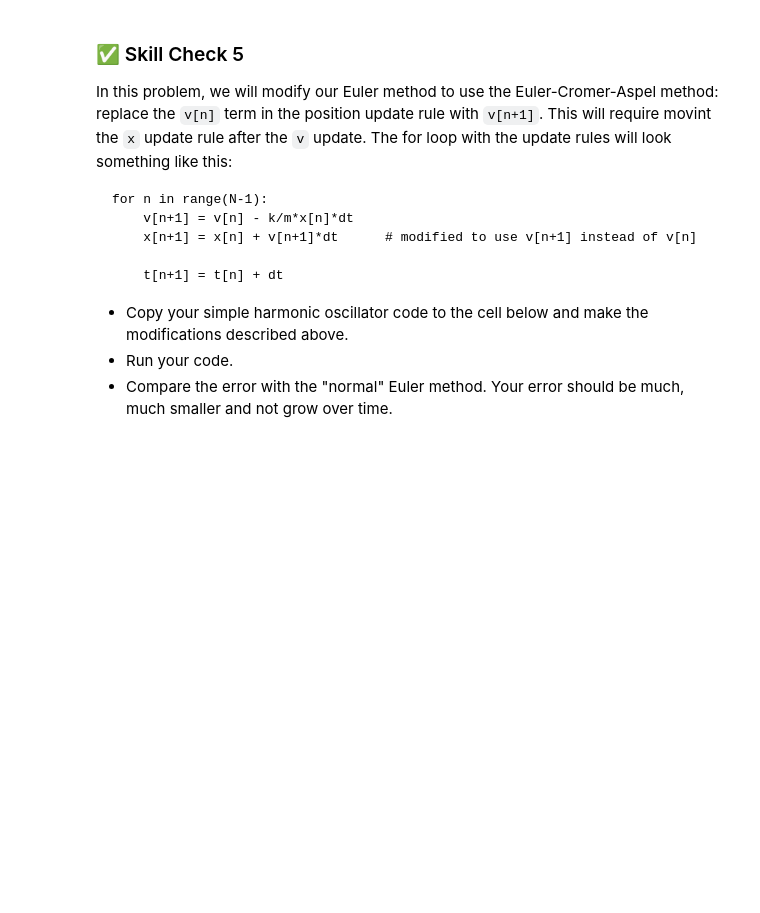
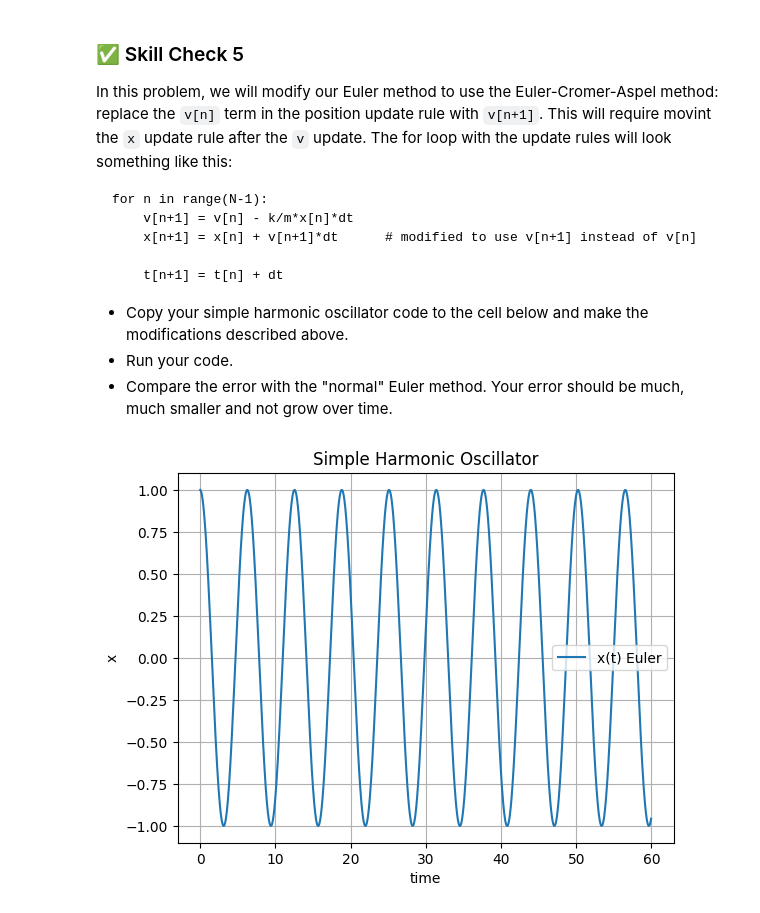
Before and after one commit to jakeTHEEsnak8/Computational-Physics, a Jupyter notebook: ode/ode_1.ipynb, the cells around one changed output. Saved outputs shown, nothing was run; the diff lists cells and outputs as text; code cells hidden in the pictures; blank space fills up the shorter version.

```diff
--- a/ode/ode_1.ipynb
+++ b/ode/ode_1.ipynb
@@ -262,0 +375,21 @@ import matplotlib.pyplot as plt
+# %%
+import numpy as np
+import matplotlib.pyplot as plt
+
+# your code here
+#euler integration
+for n in range(N-1):
+    v[n+1] = v[n] - k/m*x[n]*dt
+    x[n+1] = x[n] + v[n+1]*dt
+    t[n+1] = t[n] + dt
+
+#plotting results
+plt.plot(t,x,label = 'x(t) Euler')
+plt.xlabel('time')
+plt.ylabel('x')
+plt.title("Simple Harmonic Oscillator")
+plt.grid(True)
+plt.legend()
+plt.show()
+# %% [output]
+[figure, added]
```
Also changed, not shown: parts of 10 cells of this notebook.
